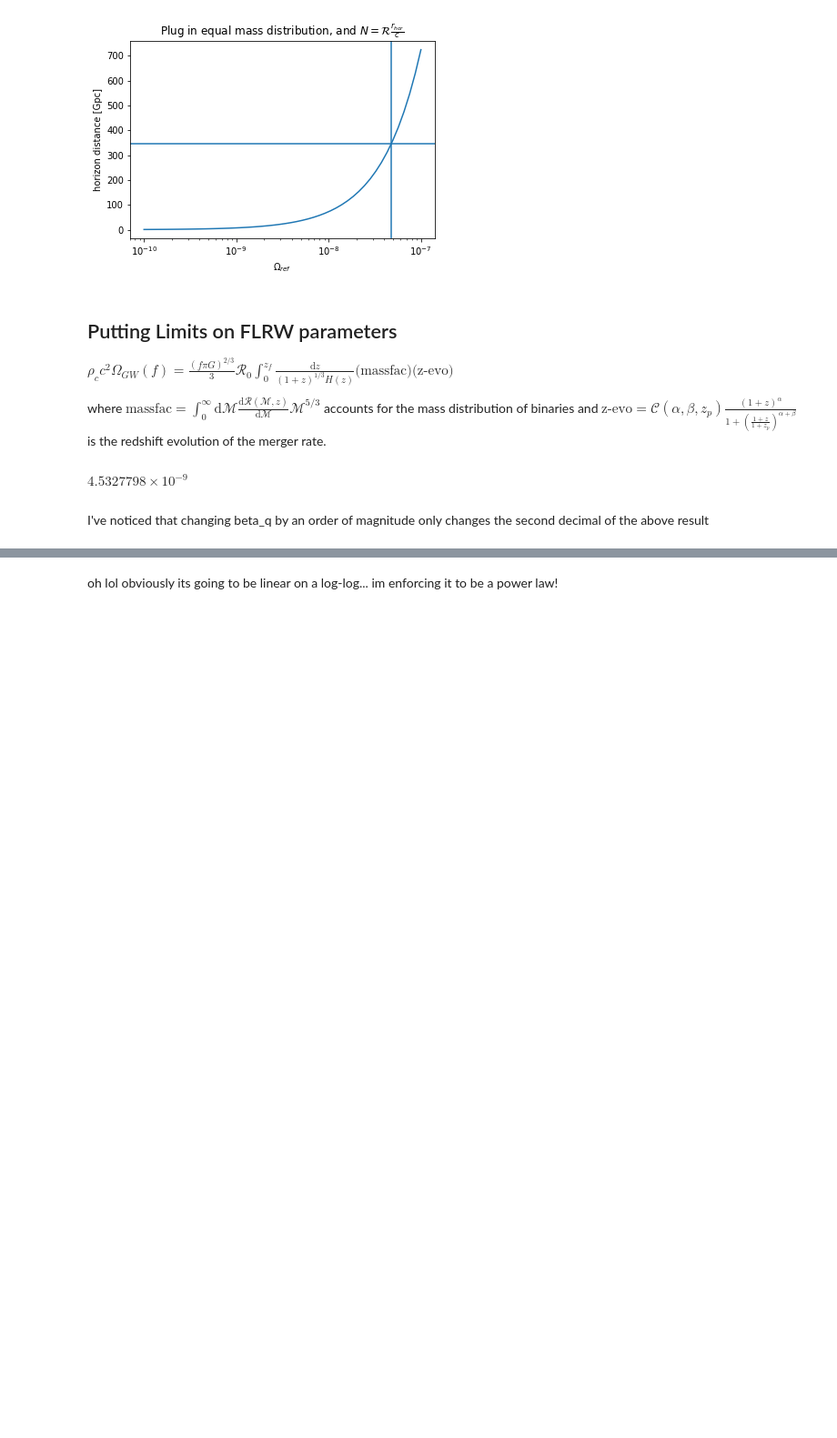
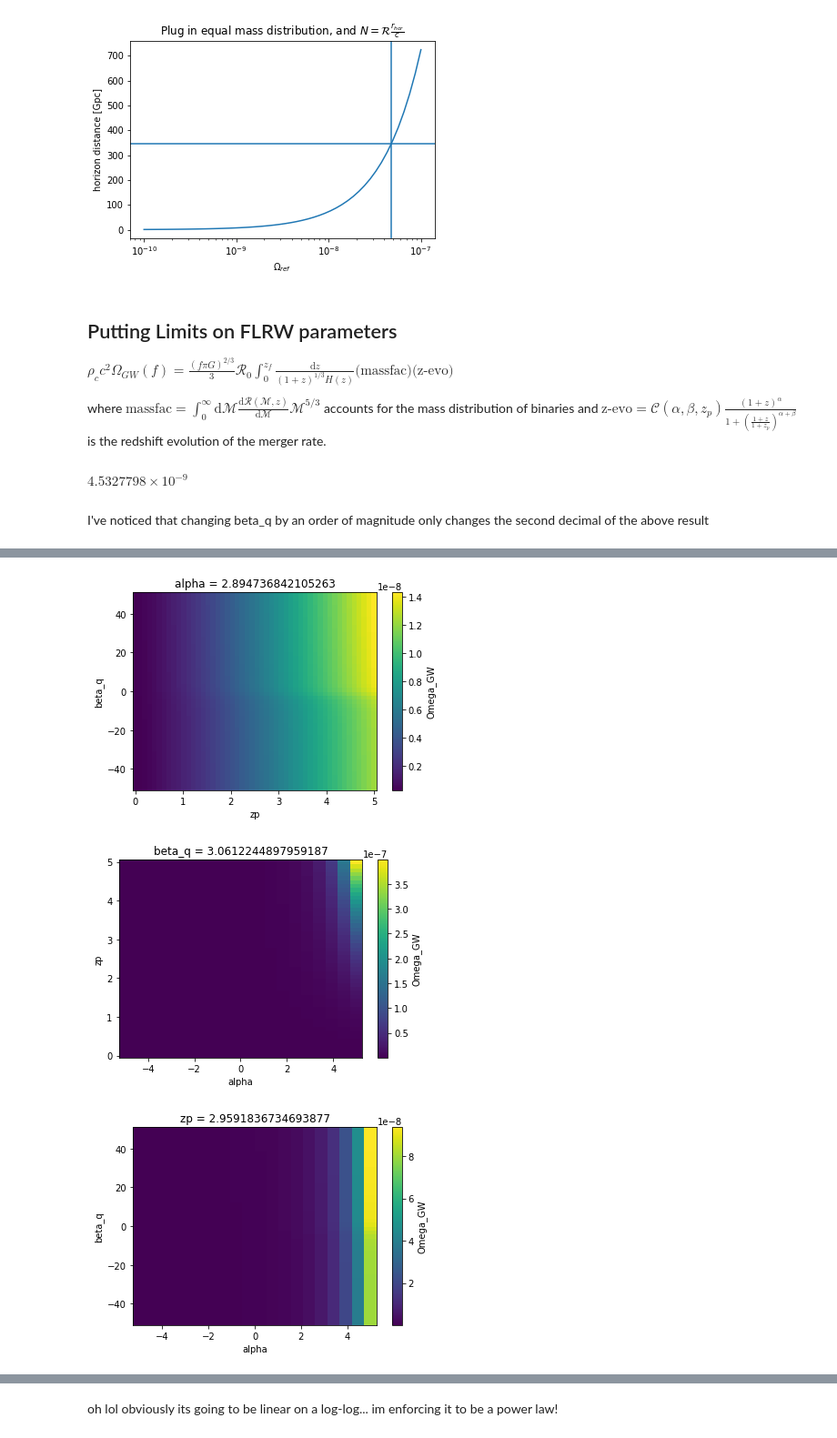
Before and after one commit to afarah18/stochastic_cosmo, a Jupyter notebook: horizon_dist_calculator.ipynb, the cells around one changed output, grey strips where cells are left out. Shown at 91% size. Cells and saved outputs as stored; diff of their text form; code cells hidden in the pictures; blank space fills up the shorter version.

```diff
--- a/horizon_dist_calculator.ipynb
+++ b/horizon_dist_calculator.ipynb
@@ -260,0 +259,11 @@ plt.show()
+# %%
+beta_q_array = np.linspace(-50,50)
+zp_array = np.linspace(0,5)
+alpha_arr = np.linspace(-5,5,20)
+Omega_gw_zb = np.zeros((len(beta_q_array),len(zp_array),len(alpha_arr)))
+for z in range(len(zp_array)):
+    for a in range(len(alpha_arr)):
+        z_params = [zp_array[z], alpha_arr[a], 7.]
+        for b in range(len(beta_q_array)):
+            beta_q = beta_q_array[b]
+            Omega_gw_zb[b,z,a] = OmegaGW(1000,0.3,fref,massdist=plaw_selection,z_evo_params=z_params)
@@ -260,0 +277,16 @@ plt.show()
+# %%
+Omega_xr.sel({'alpha':3},method='nearest').plot()#(norm=LogNorm())#(norm=LogNorm(vmin=1e-20, vmax=1e45))
+plt.show()
+#cbar spans 1-10 OOM (less than 1 for all alpha in range [-5,5])
+
+Omega_xr.sel({'beta_q':3},method='nearest').plot()#(norm=LogNorm())#(norm=LogNorm(vmin=1e-20, vmax=1e45))
+plt.show()
+#cbar spans 56 OOM over alpha in [-20,20] and 3 OOM over alpha in [-5,5]
+
+Omega_xr.sel({'zp':3},method='nearest').plot()#(norm=LogNorm())#(norm=LogNorm(vmin=1e-20, vmax=1e45))
+plt.show()
+#cbar spans 42 OOM over alpha in [-20,20] and 2 OOM over alpha in [-5,5]
+# %% [output]
+[figure, added]
+[figure, added]
+[figure, added]
```
Also changed, not shown: parts of 13 cells of this notebook.
